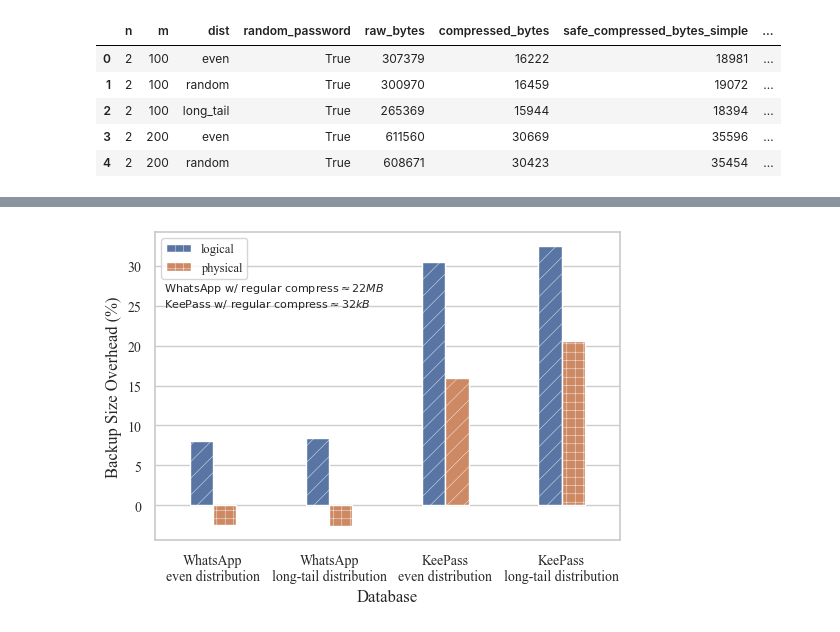
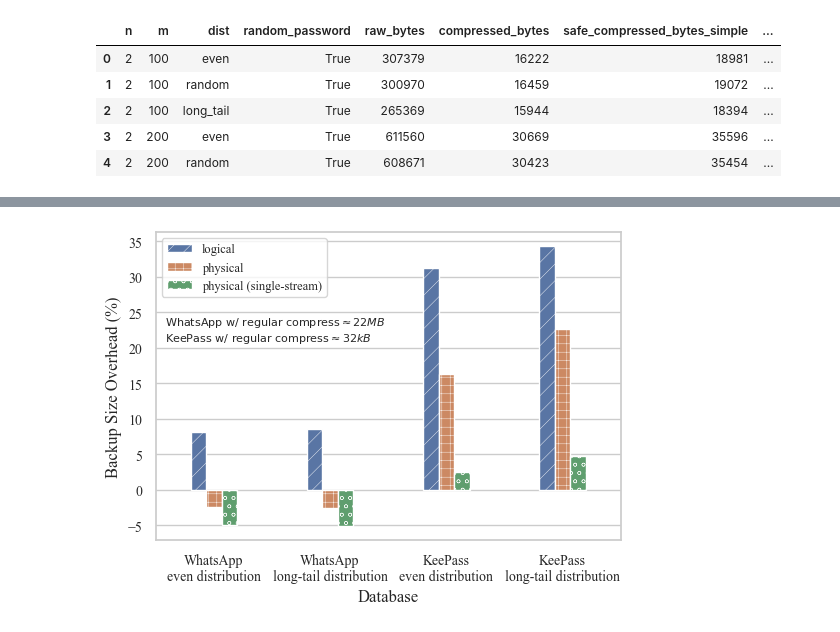
Before and after one commit to AFdrolf/secure-compression-framework-lib, a Jupyter notebook: evaluation/stats/plot_whatsapp_eval.ipynb, the cells around one changed output, grey strips where cells are left out. Saved outputs shown, nothing was run; the diff lists cells and outputs as text; code cells hidden in the pictures.

Commit message:
Add experiment using advanced partitioner but compressing in single stream

```diff
--- a/evaluation/stats/plot_whatsapp_eval.ipynb
+++ b/evaluation/stats/plot_whatsapp_eval.ipynb
@@ -102,7 +121,7 @@ plt.savefig("/Users/sjb373/data/secure-compression-framework-lib/sjb_local/stats
 # %% [output]
 [figure]
 # %%
-kdata = pd.read_csv("/Users/sjb373/data/secure-compression-framework-lib/sjb_local/stats_complete.csv")
+kdata = pd.read_csv("/Users/sjb373/data/secure-compression-framework-lib/evaluation/stats/keepass_stats_complete.csv")
 kdata["compression_ratio"] = kdata.raw_bytes/kdata.compressed_bytes
 kdata["simple_safe_compression_ratio"] = kdata.raw_bytes/kdata.safe_compressed_bytes_simple
 kdata["advanced_safe_compression_ratio"] = kdata.raw_bytes/kdata.safe_compressed_bytes_advanced
@@ -119,8 +138,8 @@ kdata.head()
 # %%
 baseline_data = pd.concat([data[(data.n == 100) & (data.m == 200000) & (data.dist != "random")], kdata[(kdata.n == 10) & (kdata.m == 200) & (kdata.dist != "random")]])
 baseline_data.dist = baseline_data.dist.str.replace("_", "-")
-baseline_data = baseline_data.melt(id_vars=["n", "m", "dist", "raw_bytes", "compressed_bytes"], value_vars=["safe_compressed_bytes_simple", "safe_compressed_bytes_advanced"])
-baseline_data["variable"] = baseline_data["variable"].map({"compressed_bytes": "no partitioning", "safe_compressed_bytes_simple": "logical", "safe_compressed_bytes_advanced": "physical"})
+baseline_data = baseline_data.melt(id_vars=["n", "m", "dist", "raw_bytes", "compressed_bytes"], value_vars=["safe_compressed_bytes_simple", "safe_compressed_bytes_advanced", "unsafe_compressed_bytes_advanced"])
+baseline_data["variable"] = baseline_data["variable"].map({"compressed_bytes": "no partitioning", "safe_compressed_bytes_simple": "logical", "safe_compressed_bytes_advanced": "physical", "unsafe_compressed_bytes_advanced": "physical (single-stream)"})
 baseline_data["database"] = "WhatsApp"
 baseline_data.loc[baseline_data.n == 10, "database"] = "KeePass"
 baseline_data["database"] = baseline_data["database"] + "\n" + baseline_data["dist"] + " distribution"
@@ -128,6 +147,7 @@ baseline_data = baseline_data[baseline_data.value > 0]
 baseline_data["compression_overhead"] = (((baseline_data["value"] / baseline_data["compressed_bytes"])-1)*100)
 baseline_data["compressed_bytes_mb"] = baseline_data.compressed_bytes/1000000
 baseline_data["compressed_bytes_kb"] = baseline_data.compressed_bytes/1000
+
 baseline_data
 # %% [output]
 |  | n | m | dist | raw_bytes | compressed_bytes | variable | value | database | ... |
@@ -142,28 +166,31 @@ baseline_data
 # %%
 fig = plt.figure(figsize=(6, 4))
 plt.rcParams['hatch.linewidth'] = 0.3
 ax= fig.gca()
 bar = sns.barplot(baseline_data, x="database", y="compression_overhead", hue="variable", ax=ax, width=0.4)
 
 for i, bar in enumerate(ax.patches):
-    if i in [0, 1, 2, 3, 6]:
+    if i in [0, 1, 2, 3, 12]:
         bar.set_hatch("//")
+    elif i in [4, 5, 6, 7, 13]:
+        bar.set_hatch("++")
     else:
-        bar.set_hatch("++")
+        bar.set_hatch("oo")
+
 
 ax.set_xlabel("Database")
 ax.set_ylabel("Backup Size Overhead (%)")
 ax.legend(loc="upper left", fontsize=9)
 ax.tick_params(axis='both', which='major', labelsize=10)
 
 whatsapp_size = baseline_data[baseline_data["database"].str.contains("WhatsApp")].compressed_bytes_mb.mean()
 keepass_size = baseline_data[baseline_data["database"].str.contains("KeePass")].compressed_bytes_kb.mean()
 textstr = '\n'.join((
     r'$\text{WhatsApp w/ regular compress}\approx%.0fMB$' % (whatsapp_size, ),
     r'$\text{KeePass w/ regular compress}\approx%.0fkB$' % (keepass_size, ),))
-ax.text(0.02, 0.84, textstr, transform=ax.transAxes, fontsize=8,
+ax.text(0.02, 0.73, textstr, transform=ax.transAxes, fontsize=8,
         verticalalignment='top')
 
 fig.savefig("baseline.png", dpi=300, bbox_inches='tight')
 # %% [output]
-[figure, old version]
+[figure, new version]
```
Also changed, not shown: parts of 3 cells of this notebook, 9 other files.
